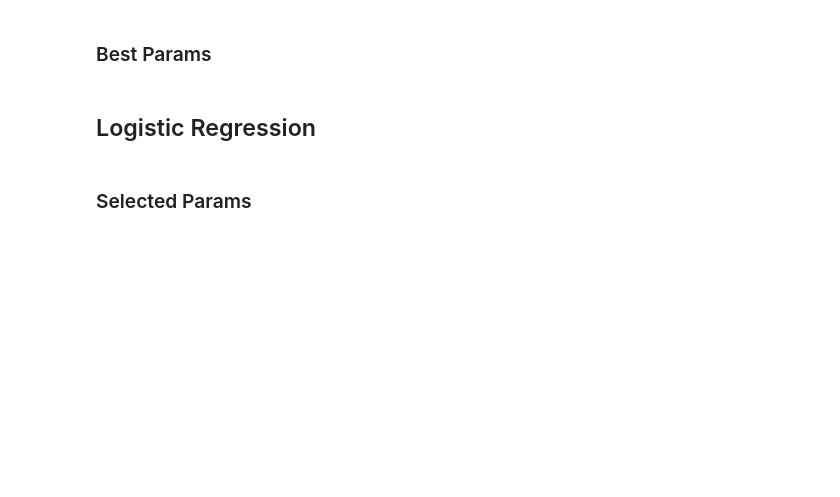
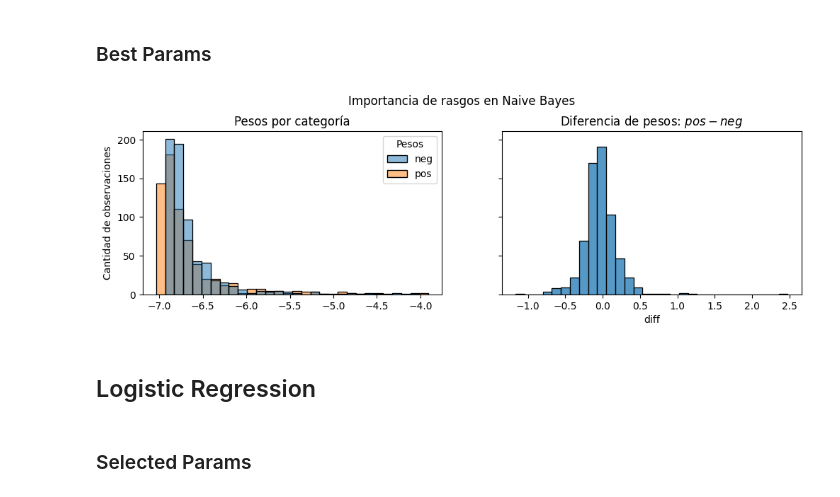
Before and after one commit to macfernandez/eddc-specialization-project, a Jupyter notebook: notebooks/04-methods-classifiers.ipynb, the cells around one changed output. Drawn from its saved outputs; the diff is of its cells as text; code cells hidden in the pictures; blank space fills up the shorter version.

```diff
--- a/notebooks/04-methods-classifiers.ipynb
+++ b/notebooks/04-methods-classifiers.ipynb
@@ -400,19 +451,26 @@ best_nb_params = get_best_params(nb_gridsearch.best_params_)
 best_nb_pipeline = build_pipeline(pipeline_steps=[
     (
         "tfidf",
-        TfidfVectorizer(lowercase=True, preprocessor=preprocess, **selected_nb_params["tfidf"]),
+        TfidfVectorizer(lowercase=True, preprocessor=preprocess, **best_nb_params["tfidf"]),
     ),
     (
         "clf",
-        MultinomialNB(**selected_nb_params["clf"]
+        MultinomialNB(**best_nb_params["clf"]
         )
     )
 ])
 best_nb_fi = best_nb_pipeline.fit(X, y)
 # %%
-best_nb_features = best_nb_fi[0].vocabulary_
-best_nb_weights_neg = best_nb_fi[1].feature_log_prob_[0:]
-best_nb_weights_pos = best_nb_fi[1].feature_log_prob_[1:]
+best_nb_weights = pd.DataFrame({
+        "word": best_nb_fi[0].vocabulary_.keys(),
+        "neg": best_nb_fi[1].feature_log_prob_[0],
+        "pos": best_nb_fi[1].feature_log_prob_[1]
+    }
+)
+# %%
+plot_nb_weights(best_nb_weights, title="Importancia de rasgos en Naive Bayes", file_name="nb_best_feature_importance")
+# %% [output]
+[figure, added]
 # %% [markdown]
 ## Logistic Regression
 # %% [markdown]
```
Also changed, not shown: parts of 14 cells of this notebook.
